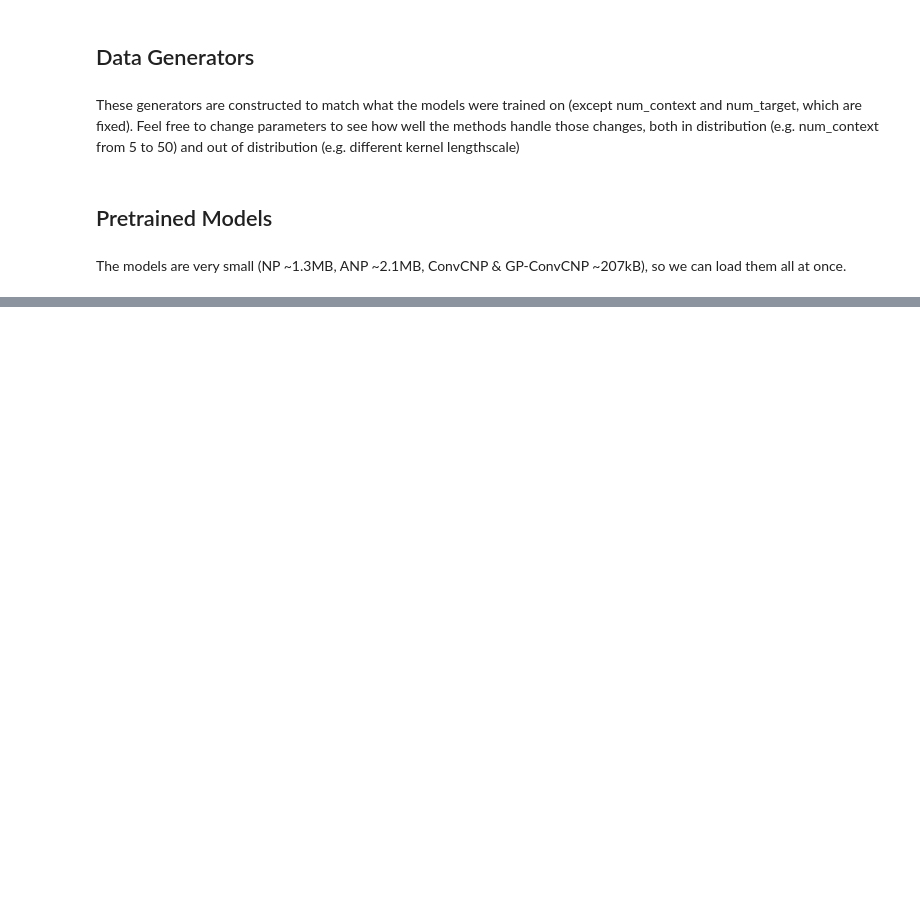
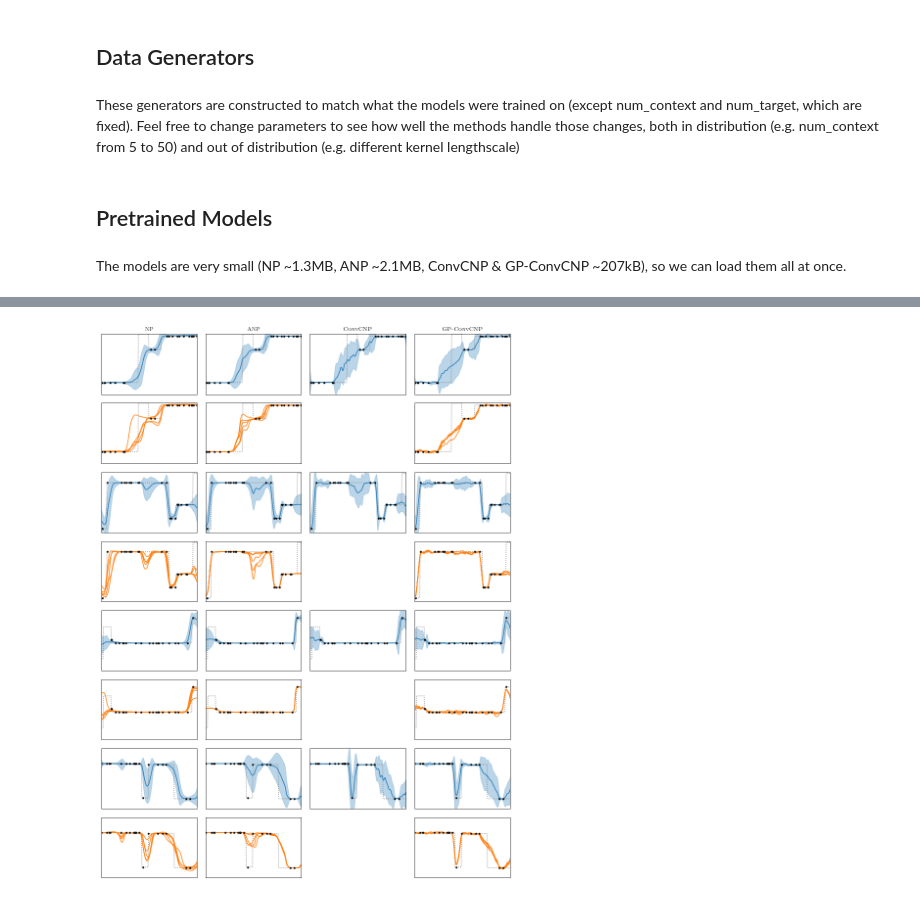
Before and after one commit to MIC-DKFZ/gpconvcnp, a Jupyter notebook: examples.ipynb, the cells around one changed output, grey strips where cells are left out. Drawn from its saved outputs; the diff is of its cells as text; code cells hidden in the pictures; blank space fills up the shorter version.

Commit message:
Finish example notebook

```diff
--- a/examples.ipynb
+++ b/examples.ipynb
@@ -24,6 +37,7 @@ base_kwargs = dict(
     num_context=20,
     num_target=200,
     output_noise=0.,
+    linspace=True
 )
 
 generators = {
@@ -54,8 +68,9 @@ NP_models = {}
 ANP_models = {}
 ConvCNP_models = {}
 GPConvCNP_models = {}
+
 for function_type in ("matern", "wp", "step"):
-    NP_models[function_type] = pretrained.NeuralProcess(function_type)
-    ANP_models[function_type] = pretrained.AttentiveNeuralProcess(function_type)
-    ConvCNP_models[function_type] = pretrained.ConvCNP(function_type, use_gp=False)
-    GPConvCNP_models[function_type] = pretrained.ConvCNP(function_type, use_gp=True)
+    NP_models[function_type] = pretrained.NeuralProcess(function_type).eval()
+    ANP_models[function_type] = pretrained.AttentiveNeuralProcess(function_type).eval()
+    ConvCNP_models[function_type] = pretrained.ConvCNP(function_type, use_gp=False).eval()
+    GPConvCNP_models[function_type] = pretrained.ConvCNP(function_type, use_gp=True).eval()
@@ -61,0 +86,81 @@ for function_type in ("matern", "wp", "step"):
+# %%
+function_type = "step"  # you can change this to "wp" or "step"
+num_samples = 5  # number of samples for each example
+num_rows = 4  # each row is a different random draw
+x_range = (-3, 3)  # make this wider than (3, 3) to see out-of-distribution behaviour
+show_ticks = False  # You can use this to toggle axis ticks
+prediction_color = cm.tab10(0)
+sample_color = cm.tab10(1)
+
+# change generator to specified x_range and store old value
+old_x_range = generators[function_type].x_range
+generators[function_type].x_range = x_range
+
+%matplotlib inline
+fig, ax = plt.subplots(2*num_rows, 4, figsize=(12, 4*num_rows))
+
+for r in range(num_rows):
+
+    batch = next(generators[function_type])
+
+    func = function_type
+    for m, model in enumerate((NP_models[func], ANP_models[func], ConvCNP_models[func], GPConvCNP_models[func])):
+        with torch.no_grad():
+
+            ax[2*r, m].set_xlim(*x_range)
+            ax[2*r+1, m].set_xlim(*x_range)
+            ax[2*r, m].set_ylim(-3, 3)
+            ax[2*r+1, m].set_ylim(-3, 3)
+
+            ax[2*r, m].plot(batch["target_in"][0, :, 0], batch["target_out"][0, :, 0],
+                            c="grey", linestyle=":")
+            if m != 2:
+                ax[2*r+1, m].plot(batch["target_in"][0, :, 0], batch["target_out"][0, :, 0],
+                                  c="grey", linestyle=":")
+
+            prediction = model(batch["context_in"], batch["context_out"], batch["target_in"], store_rep=True)
+            prediction = util.tensor_to_loc_scale(prediction, torch.distributions.Normal, axis=-1)
+
+            if x_range[0] < -3.:
+                ax[2*r, m].axvline(-3, c="black", alpha=0.3)
+                if m != 2:
+                    ax[2*r+1, m].axvline(-3, c="black", alpha=0.3)
+            if x_range[1] > 3.:
+                ax[2*r, m].axvline(3, c="black", alpha=0.3)
+                if m != 2:
+                    ax[2*r+1, m].axvline(3, c="black", alpha=0.3)
+
+            ax[2*r, m].plot(batch["target_in"][0, :, 0], prediction.loc[0, :, 0], c=prediction_color)
+            ax[2*r, m].fill_between(batch["target_in"][0, :, 0],
+                                 prediction.loc[0, :, 0] - prediction.scale[0, :, 0],
+                                 prediction.loc[0, :, 0] + prediction.scale[0, :, 0],
+                                 color=prediction_color,
+                                 alpha=0.3)
+
+            if m != 2:
+                samples = model.sample(batch["target_in"], num_samples)
+                ax[2*r+1, m].plot(batch["target_in"][0, :], samples[:, 0, :, 0].T, c=sample_color)
+            else:
+                ax[2*r+1, m].axis("off")
+
+            ax[2*r, m].plot(batch["context_in"][0, :, 0], batch["context_out"][0, :, 0],
+                            c="black", marker="o", ms=3, linewidth=0)
+            if m != 2:
+                ax[2*r+1, m].plot(batch["context_in"][0, :, 0], batch["context_out"][0, :, 0],
+                                  c="black", marker="o", ms=3, linewidth=0)
+
+            if not show_ticks:
+                ax[2*r, m].set_xticks([])
+                ax[2*r, m].set_yticks([])
+                ax[2*r+1, m].set_xticks([])
+                ax[2*r+1, m].set_yticks([])
+
+ax[0, 0].set_title("NP")
+ax[0, 1].set_title("ANP")
+ax[0, 2].set_title(r"\textsc{ConvCNP}")
+ax[0, 3].set_title(r"\textsc{GP-ConvCNP}")
+
+fig.tight_layout()
+plt.show()
+# %% [output]
+[figure, added]
```
Also changed, not shown: parts of 8 cells of this notebook, 2 other files.
